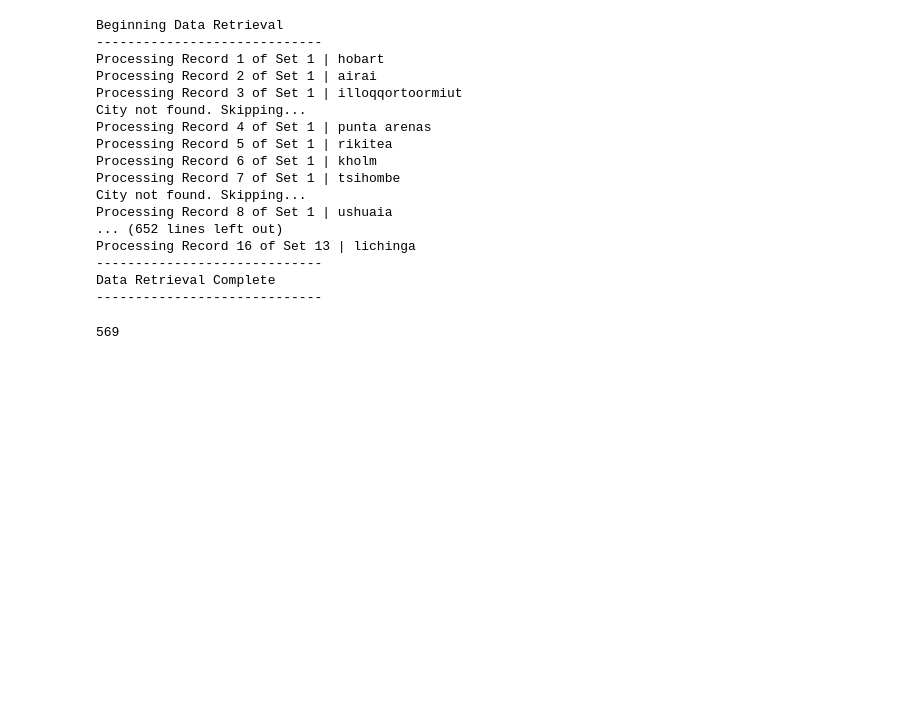
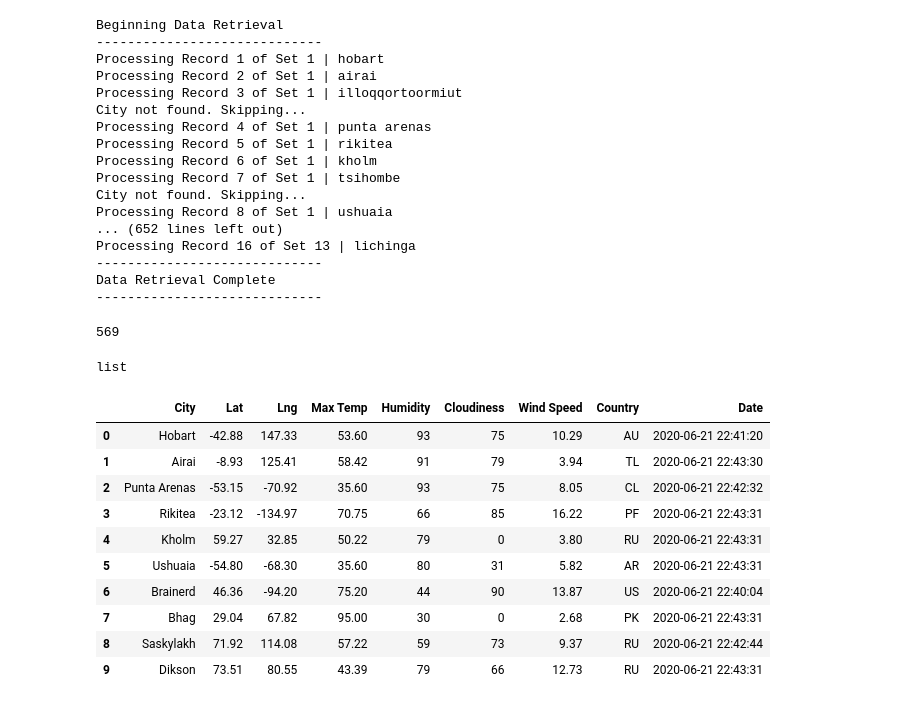
Before and after one commit to Rander417/World_Weather_Analysis, a Jupyter notebook: WeatherPy.ipynb, the cells around one changed output. Saved outputs shown, nothing was run; the diff lists cells and outputs as text; code cells hidden in the pictures; blank space fills up the shorter version.

```diff
--- a/WeatherPy.ipynb
+++ b/WeatherPy.ipynb
@@ -144,3 +144,8 @@ Data Retrieval Complete
 len(city_data)
 # %% [output]
 569
+# %%
+#This is a list of dictionaries
+type(city_data)
+# %% [output]
+list
@@ -146,0 +154,16 @@ len(city_data)
+# %%
+# Convert the array of dictionaries to a Pandas DataFrame.
+city_data_df = pd.DataFrame(city_data)
+city_data_df.head(10)
+# %% [output]
+|  | City | Lat | Lng | Max Temp | Humidity | Cloudiness | Wind Speed | Country | Date |
+| 0 | Hobart | -42.88 | 147.33 | 53.60 | 93 | 75 | 10.29 | AU | 2020-06-21 22:41:20 |
+| 1 | Airai | -8.93 | 125.41 | 58.42 | 91 | 79 | 3.94 | TL | 2020-06-21 22:43:30 |
+| 2 | Punta Arenas | -53.15 | -70.92 | 35.60 | 93 | 75 | 8.05 | CL | 2020-06-21 22:42:32 |
+| 3 | Rikitea | -23.12 | -134.97 | 70.75 | 66 | 85 | 16.22 | PF | 2020-06-21 22:43:31 |
+| 4 | Kholm | 59.27 | 32.85 | 50.22 | 79 | 0 | 3.80 | RU | 2020-06-21 22:43:31 |
+| 5 | Ushuaia | -54.80 | -68.30 | 35.60 | 80 | 31 | 5.82 | AR | 2020-06-21 22:43:31 |
+| 6 | Brainerd | 46.36 | -94.20 | 75.20 | 44 | 90 | 13.87 | US | 2020-06-21 22:40:04 |
+| 7 | Bhag | 29.04 | 67.82 | 95.00 | 30 | 0 | 2.68 | PK | 2020-06-21 22:43:31 |
+| 8 | Saskylakh | 71.92 | 114.08 | 57.22 | 59 | 73 | 9.37 | RU | 2020-06-21 22:42:44 |
+| 9 | Dikson | 73.51 | 80.55 | 43.39 | 79 | 66 | 12.73 | RU | 2020-06-21 22:43:31 |
```
Also changed, not shown: parts of 4 cells of this notebook, 1 other file.
